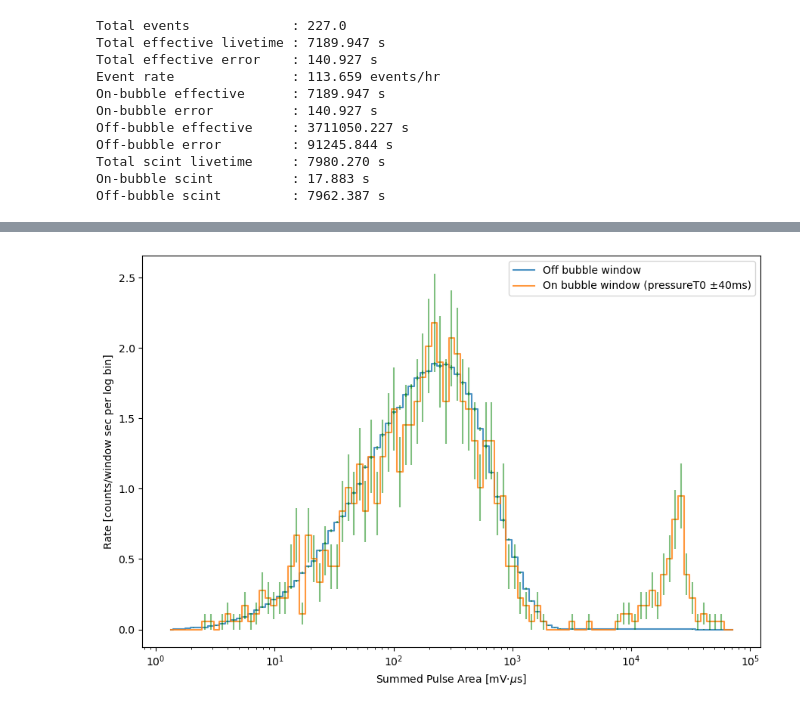
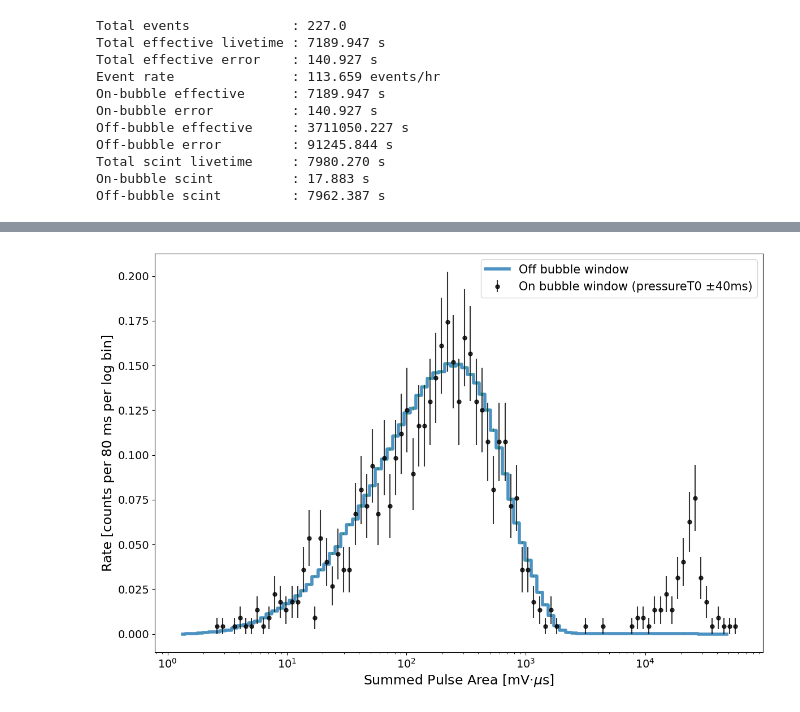
Before and after one commit to SBC-Collaboration/LAr10Ana, a Jupyter notebook: plots/ScintCoincPlotFinal.ipynb, the cells around one changed output, grey strips where cells are left out. Cells and saved outputs as stored; diff of their text form; code cells hidden in the pictures.

```diff
--- a/plots/ScintCoincPlotFinal.ipynb
+++ b/plots/ScintCoincPlotFinal.ipynb
@@ -72,8 +68,8 @@ base_dir = "/exp/e961/data/SBC-25-recon/v0.4.2"
 
 
 # Pulse quality cuts
-#WIDTH_MIN = 1.0 # Decimation 4
-WIDTH_MIN = 0.125 # Decimation 1
+WIDTH_MIN = 1.0 # Decimation 4
+#WIDTH_MIN = 0.125 # Decimation 1
 WIDTH_MAX = 9999.0
 
 
@@ -601,5 +588,4 @@ Off-bubble scint         : 7962.387 s
 # %%
-
 all_data = np.concatenate([off_bub_hits_bg, on_bub_hits_bg])
 #all_data = all_data[np.isfinite(all_data) & (all_data > 8.77e-6)]
 all_data = all_data[np.isfinite(all_data) & (all_data > 0)]
@@ -638,11 +624,13 @@ off_bub_rate_err = np.sqrt(off_bub_counts) / off_effective_livetime * 3600
 on_bub_rate_err = np.sqrt(on_bub_counts) / on_effective_livetime * 3600
 '''
 
-off_bub_rate = off_bub_counts / off_scint_livetime
-on_bub_rate = on_bub_counts / on_scint_livetime
+# Convert to counts per 80 ms per log bin
 
-off_bub_rate_err = np.sqrt(off_bub_counts) / off_scint_livetime
-on_bub_rate_err = np.sqrt(on_bub_counts) / on_scint_livetime
+off_bub_rate = off_bub_counts / off_scint_livetime * 0.080
+on_bub_rate = on_bub_counts / on_scint_livetime * 0.080
+
+off_bub_rate_err = np.sqrt(off_bub_counts) / off_scint_livetime * 0.080
+on_bub_rate_err = np.sqrt(on_bub_counts) / on_scint_livetime * 0.080
 
 '''
 off_bub_rate_err = off_bub_rate * np.sqrt(
@@ -659,48 +647,96 @@ on_bub_rate_err = on_bub_rate * np.sqrt(
 bin_centers = 0.5 * (bins[:-1] + bins[1:])
 
 
+off_valid = off_bub_counts > 0
+on_valid = on_bub_counts > 0
 
-plt.figure(figsize=(9, 6))
 
-plt.step(bin_centers, off_bub_rate, where="mid",label="Off bubble window", alpha=0.8)
+off_bub_rate_plot = off_bub_rate.copy()
+off_bub_rate_err_plot = off_bub_rate_err.copy()
 
-plt.step(bin_centers, on_bub_rate, where="mid",label="On bubble window (pressureT0 ±40ms)", alpha=0.8)
+on_bub_rate_plot = on_bub_rate.copy()
+on_bub_rate_err_plot = on_bub_rate_err.copy()
 
-plt.errorbar(
+# Don't plot empty bins for either dataset
+off_bub_rate_plot[~off_valid] = np.nan
+off_bub_rate_err_plot[~off_valid] = np.nan
+
+on_bin_centers = bin_centers[on_valid]
+on_rate = on_bub_rate_plot[on_valid]
+on_rate_err = on_bub_rate_err_plot[on_valid]
+
+
+plt.figure(figsize=(12, 8))
+
+# Off-bubble window
+plt.step(
     bin_centers,
-    off_bub_rate,
-    yerr=off_bub_rate_err,
-    ecolor = 'g',
-    fmt='none',
-    capsize=0,
-    alpha=0.5
+    off_bub_rate_plot,
+    where="mid",
+    label="Off bubble window",
+    alpha=0.8,
+    linewidth=4.0
 )
 
+# On-bubble window
 plt.errorbar(
-    bin_centers,
-    on_bub_rate,
-    yerr=on_bub_rate_err,
-    ecolor = 'g',
+    on_bin_centers,
+    on_rate,
+    yerr=on_rate_err,
+    fmt='o',
+    color='black',
+    ecolor='black',
+    markersize=5,
+    capsize=0,
+    alpha=0.8,
+    label="On bubble window (pressureT0 ±40ms)"
+)
+
+# Off-bubble error bars
+plt.errorbar(
+    bin_centers[off_valid],
+    off_bub_rate[off_valid],
+    yerr=off_bub_rate_err[off_valid],
+    ecolor='g',
     fmt='none',
     capsize=0,
     alpha=0.5
 )
 
 #plt.axvline(2e3)
 plt.xscale('log')
 #plt.yscale('log')
 
 #plt.axvline(6e3,color='black',linestyle='--')
 
-plt.xlabel(r"Summed Pulse Area [mV$\cdot\mu$s]")
-plt.ylabel("Rate [counts/window sec per log bin]")
+plt.xlabel(
+    r"Summed Pulse Area [mV$\cdot\mu$s]",
+    fontsize=17
+)
+
+plt.ylabel(
+    "Rate [counts per 80 ms per log bin]",
+    fontsize=17
+)
+
+plt.tick_params(
+    axis='both',
+    labelsize=14
+)
+
 #plt.title("Scintillation Triggers")
 #plt.xlim(15,5e5)
-plt.legend()
+
+plt.legend(
+    fontsize=15,
+    loc='upper right',
+    #bbox_to_anchor=(1.1, 1.0)
+)
+
 plt.tight_layout()
 
 plt.savefig("ScintCoinc.png")
 
 plt.show()
 # %% [output]
-[figure, old version]
+[figure, new version]
```
Also changed, not shown: parts of 5 cells of this notebook.
